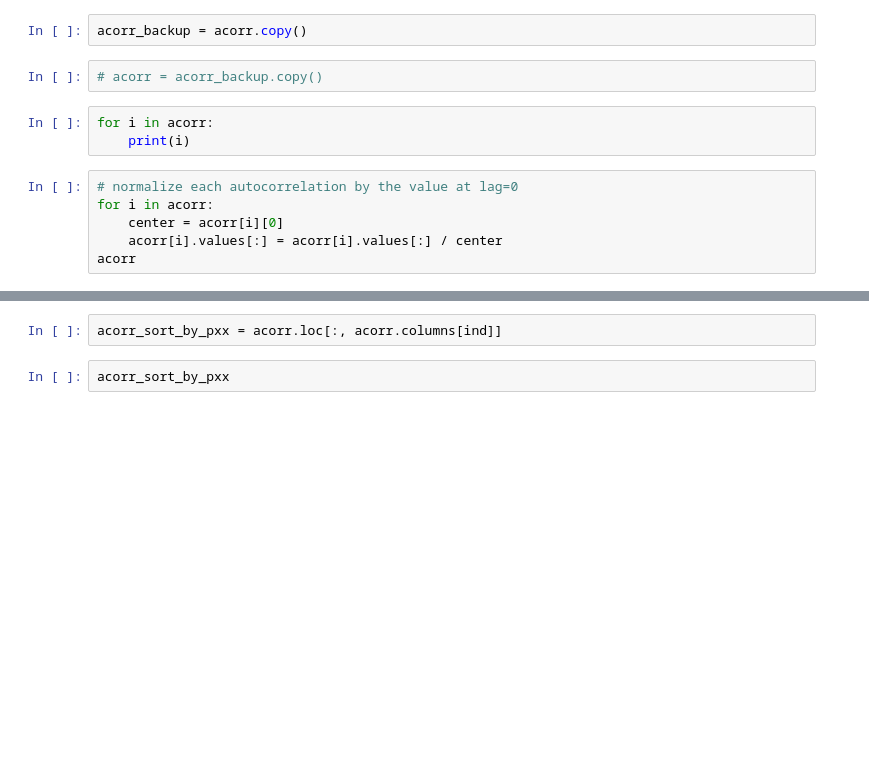
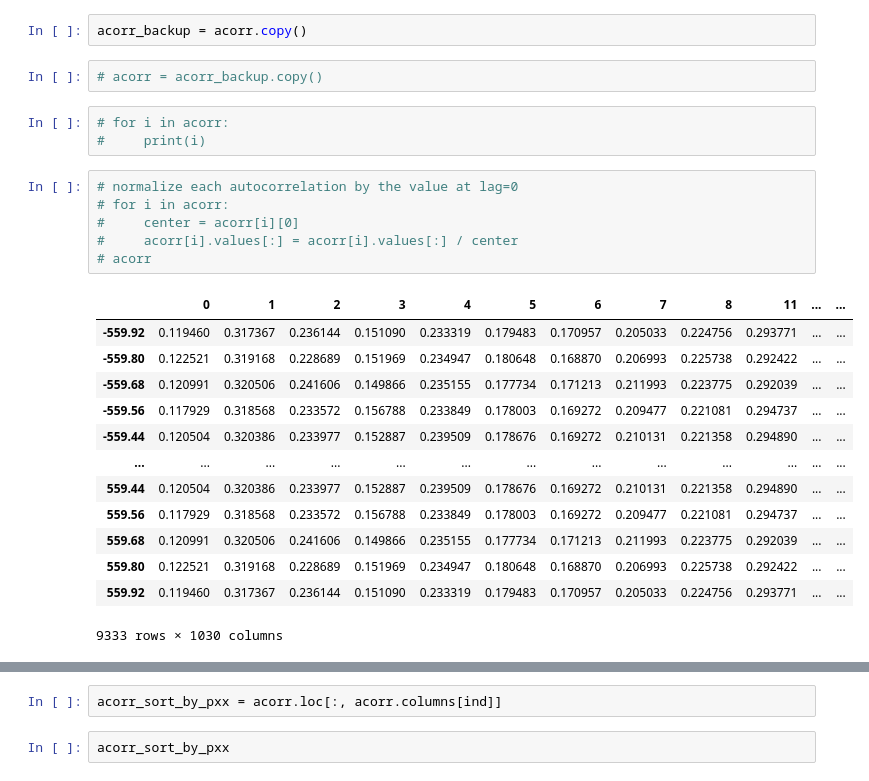
Before and after one commit to rly/replicate-gonzalo-cogno-2023, a Jupyter notebook: figure1_autocorr.ipynb, the cells around one changed output, grey strips where cells are left out. Saved outputs shown, nothing was run; the diff lists cells and outputs as text; blank space fills up the shorter version.

```diff
--- a/figure1_autocorr.ipynb
+++ b/figure1_autocorr.ipynb
@@ -508,14 +571,28 @@ acorr_backup = acorr.copy()
 # %%
 # acorr = acorr_backup.copy()
 # %%
-for i in acorr:
-    print(i)
+# for i in acorr:
+#     print(i)
 # %%
 # normalize each autocorrelation by the value at lag=0
-for i in acorr:
-    center = acorr[i][0]
-    acorr[i].values[:] = acorr[i].values[:] / center
-acorr
+# for i in acorr:
+#     center = acorr[i][0]
+#     acorr[i].values[:] = acorr[i].values[:] / center
+# acorr
+# %% [output]
+|  | 0 | 1 | 2 | 3 | 4 | 5 | 6 | 7 | 8 | 11 | ... | ... |
+| -559.92 | 0.119460 | 0.317367 | 0.236144 | 0.151090 | 0.233319 | 0.179483 | 0.170957 | 0.205033 | 0.224756 | 0.293771 | ... | ... |
+| -559.80 | 0.122521 | 0.319168 | 0.228689 | 0.151969 | 0.234947 | 0.180648 | 0.168870 | 0.206993 | 0.225738 | 0.292422 | ... | ... |
+| -559.68 | 0.120991 | 0.320506 | 0.241606 | 0.149866 | 0.235155 | 0.177734 | 0.171213 | 0.211993 | 0.223775 | 0.292039 | ... | ... |
+| -559.56 | 0.117929 | 0.318568 | 0.233572 | 0.156788 | 0.233849 | 0.178003 | 0.169272 | 0.209477 | 0.221081 | 0.294737 | ... | ... |
+| -559.44 | 0.120504 | 0.320386 | 0.233977 | 0.152887 | 0.239509 | 0.178676 | 0.169272 | 0.210131 | 0.221358 | 0.294890 | ... | ... |
+| ... | ... | ... | ... | ... | ... | ... | ... | ... | ... | ... | ... | ... |
+| 559.44 | 0.120504 | 0.320386 | 0.233977 | 0.152887 | 0.239509 | 0.178676 | 0.169272 | 0.210131 | 0.221358 | 0.294890 | ... | ... |
+| 559.56 | 0.117929 | 0.318568 | 0.233572 | 0.156788 | 0.233849 | 0.178003 | 0.169272 | 0.209477 | 0.221081 | 0.294737 | ... | ... |
+| 559.68 | 0.120991 | 0.320506 | 0.241606 | 0.149866 | 0.235155 | 0.177734 | 0.171213 | 0.211993 | 0.223775 | 0.292039 | ... | ... |
+| 559.80 | 0.122521 | 0.319168 | 0.228689 | 0.151969 | 0.234947 | 0.180648 | 0.168870 | 0.206993 | 0.225738 | 0.292422 | ... | ... |
+| 559.92 | 0.119460 | 0.317367 | 0.236144 | 0.151090 | 0.233319 | 0.179483 | 0.170957 | 0.205033 | 0.224756 | 0.293771 | ... | ... |
+9333 rows × 1030 columns
 # %%
 # z-score each autocorrelation
 import scipy.stats
```
Also changed, not shown: parts of 48 cells of this notebook.
